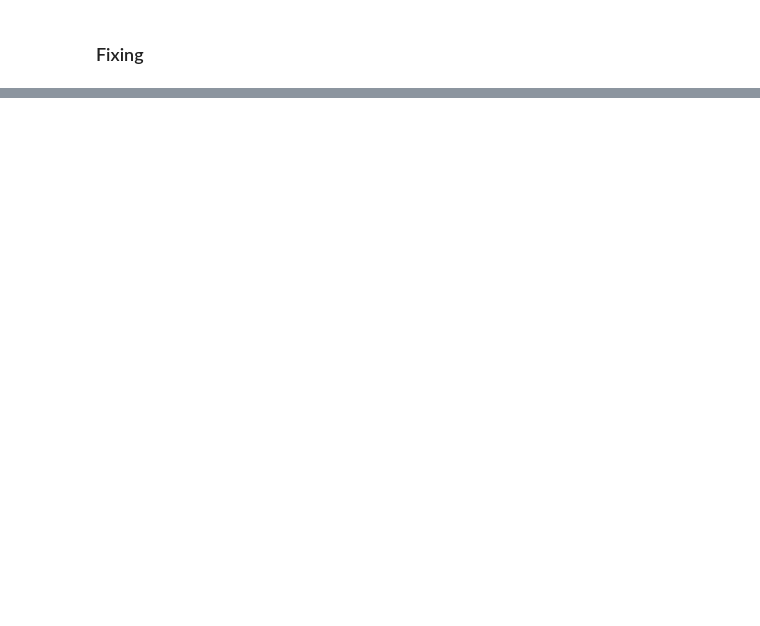
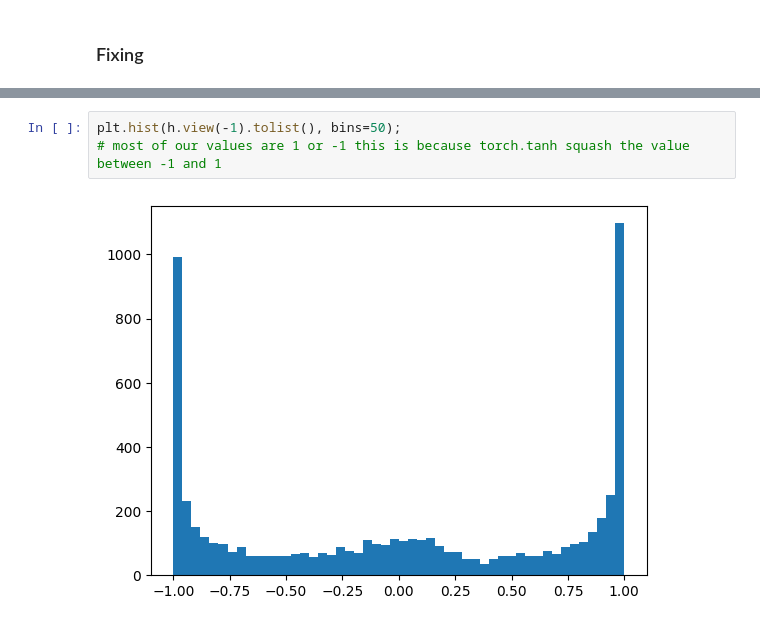
Before and after one commit to shushankai/makemore, a Jupyter notebook: makemore3.ipynb, the cells around one changed output, grey strips where cells are left out. Drawn from its saved outputs; the diff is of its cells as text; blank space fills up the shorter version.

```diff
--- a/makemore3.ipynb
+++ b/makemore3.ipynb
@@ -216,0 +342,5 @@ fael.
+# %%
+plt.hist(h.view(-1).tolist(), bins=50);
+# most of our values are 1 or -1 this is because torch.tanh squash the value between -1 and 1
+# %% [output]
+[figure, added]
```
Also changed, not shown: parts of 13 cells of this notebook.
